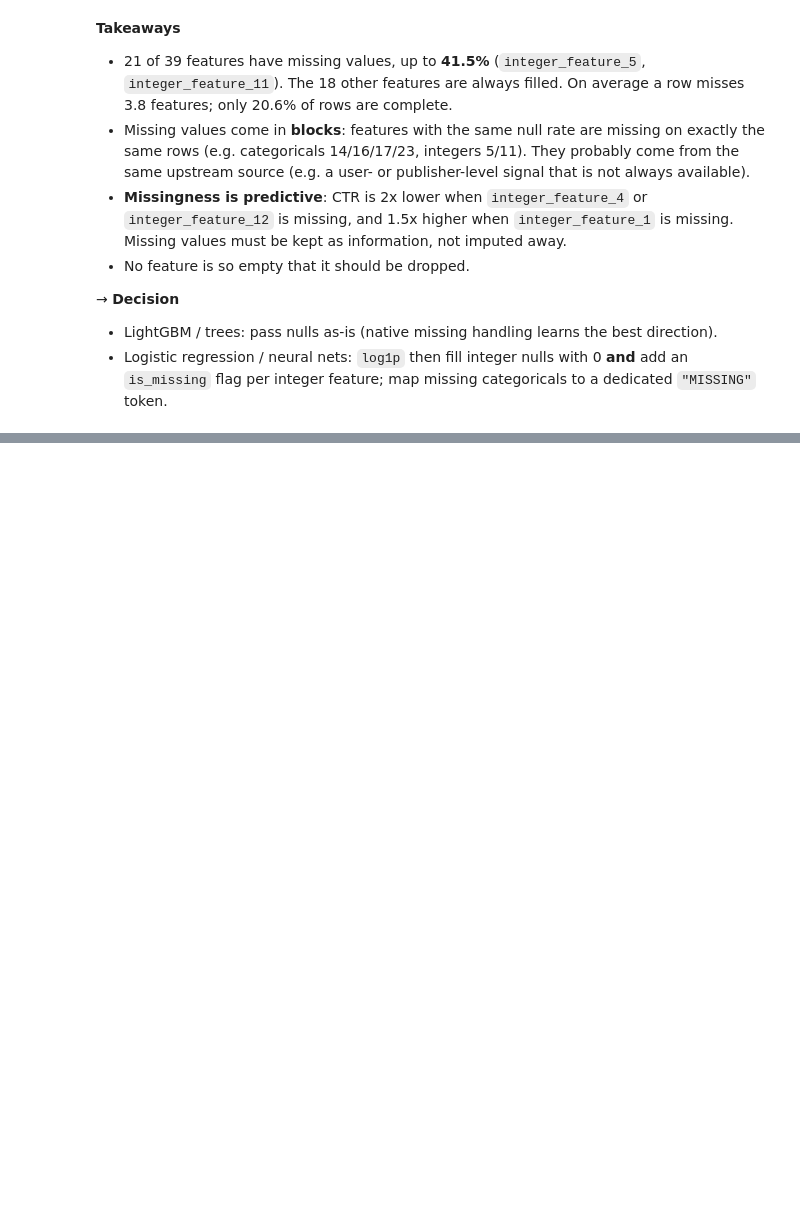
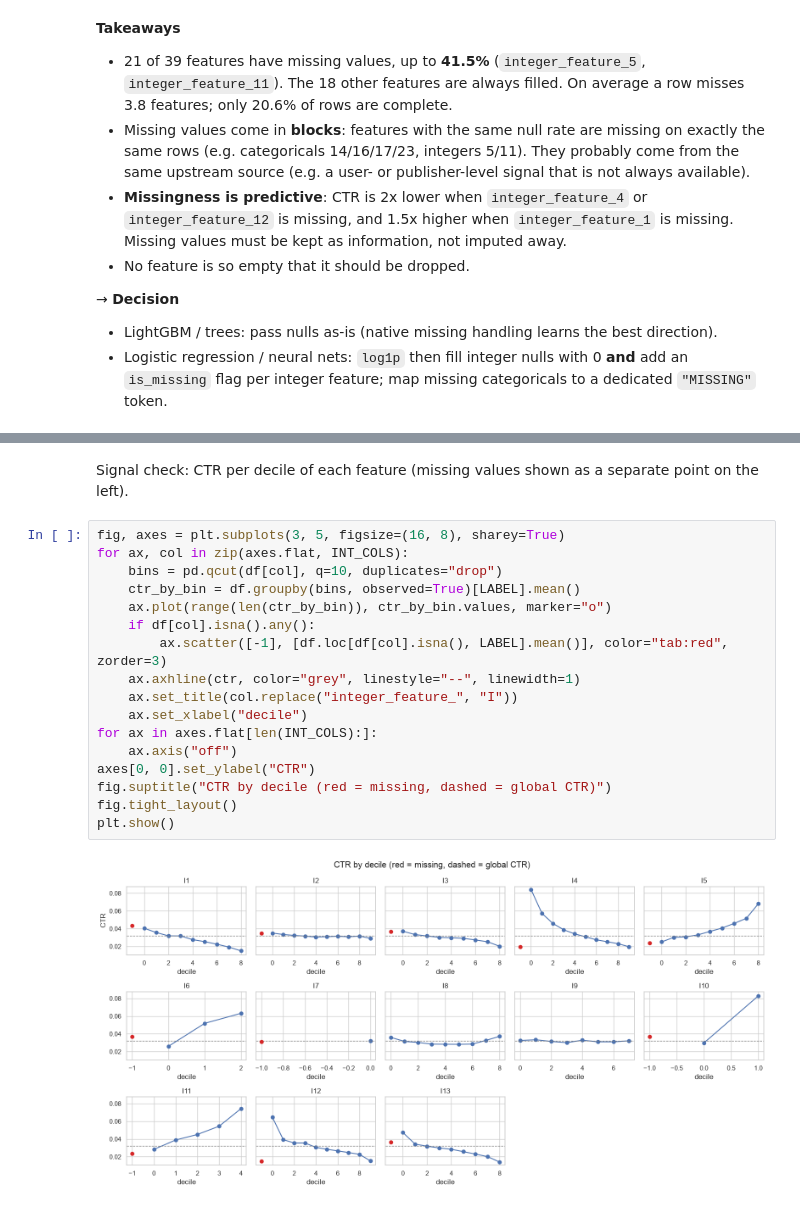
Before and after one commit to Mam-s/ctr_criteo, a Jupyter notebook: notebooks/exploration.ipynb, the cells around one changed output, grey strips where cells are left out. Cells and saved outputs as stored; diff of their text form; blank space fills up the shorter version.

```diff
--- a/notebooks/exploration.ipynb
+++ b/notebooks/exploration.ipynb
@@ -225,0 +264,21 @@ pd.DataFrame(
+# %% [markdown]
+Signal check: CTR per decile of each feature (missing values shown as a separate point on the left).
+# %%
+fig, axes = plt.subplots(3, 5, figsize=(16, 8), sharey=True)
+for ax, col in zip(axes.flat, INT_COLS):
+    bins = pd.qcut(df[col], q=10, duplicates="drop")
+    ctr_by_bin = df.groupby(bins, observed=True)[LABEL].mean()
+    ax.plot(range(len(ctr_by_bin)), ctr_by_bin.values, marker="o")
+    if df[col].isna().any():
+        ax.scatter([-1], [df.loc[df[col].isna(), LABEL].mean()], color="tab:red", zorder=3)
+    ax.axhline(ctr, color="grey", linestyle="--", linewidth=1)
+    ax.set_title(col.replace("integer_feature_", "I"))
+    ax.set_xlabel("decile")
+for ax in axes.flat[len(INT_COLS):]:
+    ax.axis("off")
+axes[0, 0].set_ylabel("CTR")
+fig.suptitle("CTR by decile (red = missing, dashed = global CTR)")
+fig.tight_layout()
+plt.show()
+# %% [output]
+[figure, added]
```
Also changed, not shown: parts of 8 cells of this notebook.
